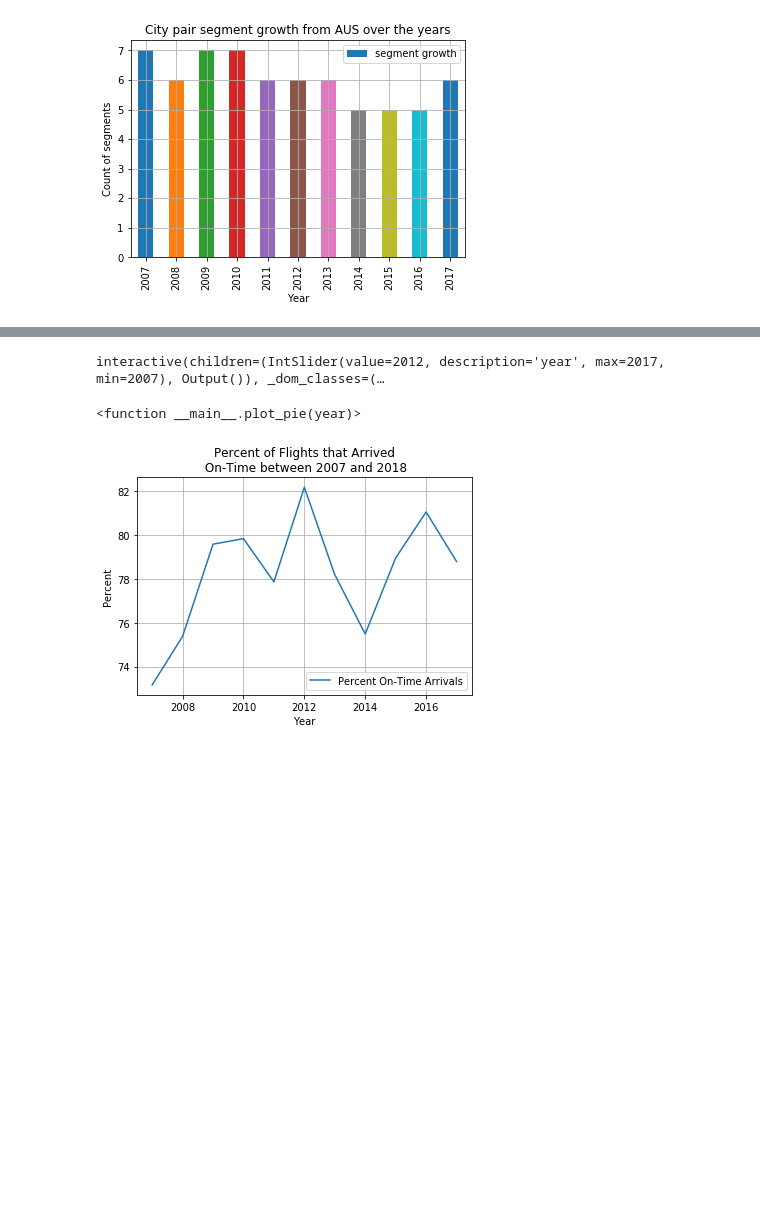
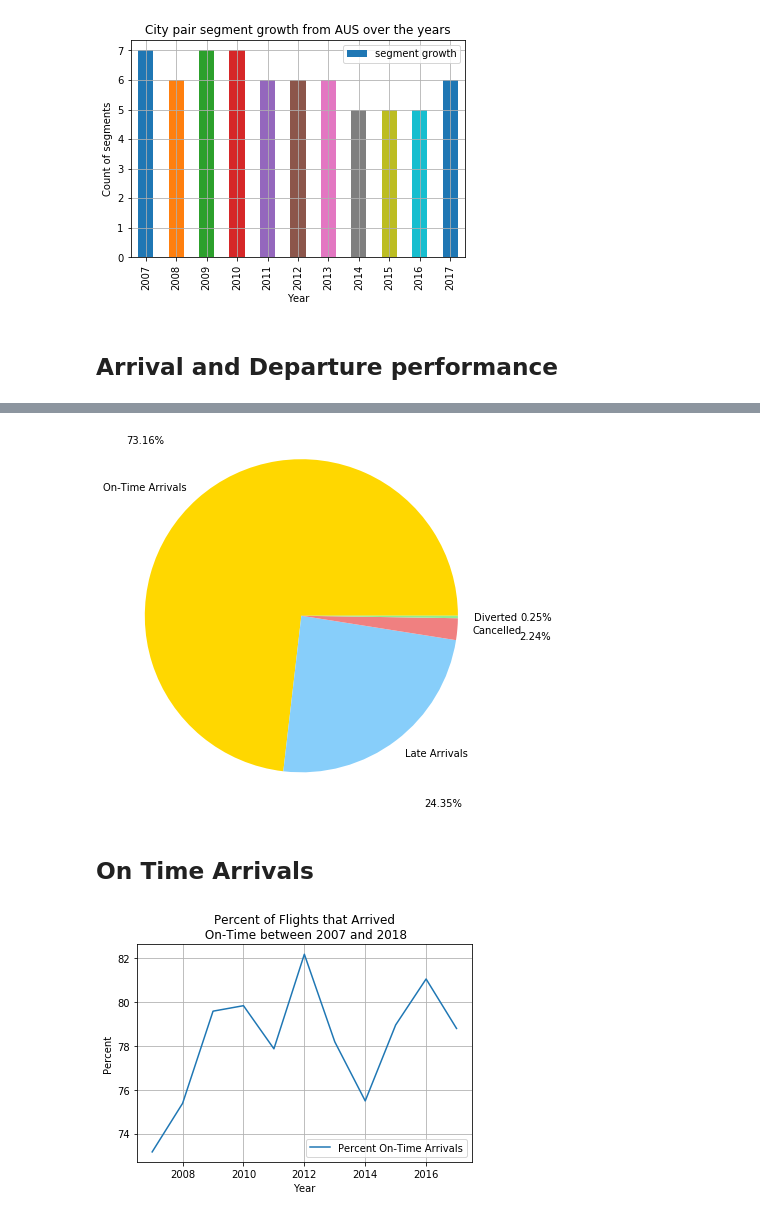
Before and after one commit to ddcruz/project-1, a Jupyter notebook: pyAUS.ipynb, the cells around one changed output, grey strips where cells are left out. Saved outputs shown, nothing was run; the diff lists cells and outputs as text; code cells hidden in the pictures; blank space fills up the shorter version.

Commit message:
disabled interact for checkin, added updated pptx

```diff
--- a/pyAUS.ipynb
+++ b/pyAUS.ipynb
@@ -80,6 +86,8 @@ plt.savefig('./resources/images/AUS_City_pair_segment_growth.png')
 plt.show()
 # %% [output]
 [figure]
+# %% [markdown]
+## Arrival and Departure performance
 # %%
 #Read in Mary's file that has data about Arrival Performance
 df = pd.read_csv('./resources/data/source/September2018Arrival.csv')
@@ -112,15 +120,17 @@ def plot_pie(year):
     colors = ["gold", "lightskyblue", "lightcoral", "lightgreen"]
 
     # Build Pie Chart
-    plt.pie(sizes, labels=labels, colors=colors,
+    plt.pie(x=sizes, labels=labels, colors=colors,
             autopct="%1.2f%%", pctdistance=1.5, labeldistance=1.1, radius=1.8)
     plt.savefig(f'./resources/images/AUS_{year}_Arrival_Performance_Pie_Chart.png')
     plt.show()
 # %%
-interact(plot_pie, year=(2007, 2017, 1))
+plot_pie(2007)
+#interact(plot_pie, year=(2007, 2017, 1))
 # %% [output]
-interactive(children=(IntSlider(value=2012, description='year', max=2017, min=2007), Output()), _dom_classes=(…
-<function __main__.plot_pie(year)>
+[figure, added]
+# %% [markdown]
+## On Time Arrivals
 # %%
 # plot percent on-time arrival over the years
 df.plot(x='Year', y='Percent On-Time Arrivals', grid=True)
```
Also changed, not shown: parts of 11 cells of this notebook, 1 other file.
